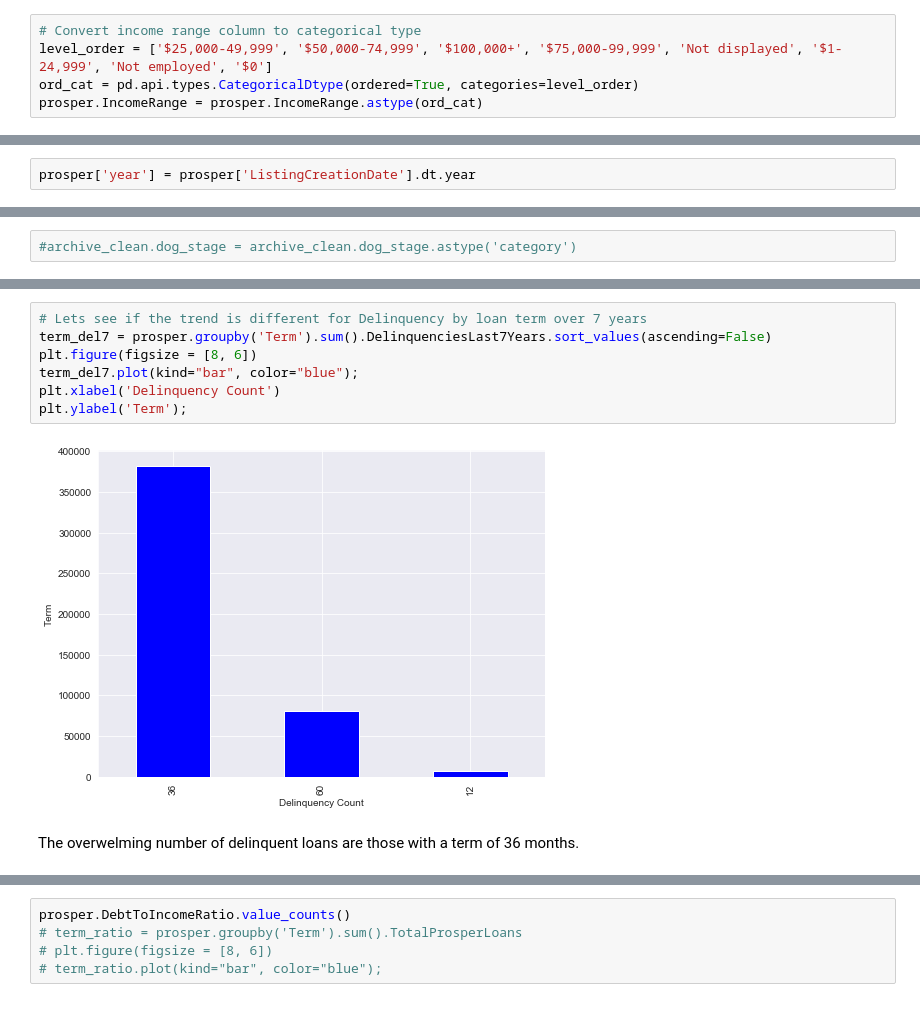
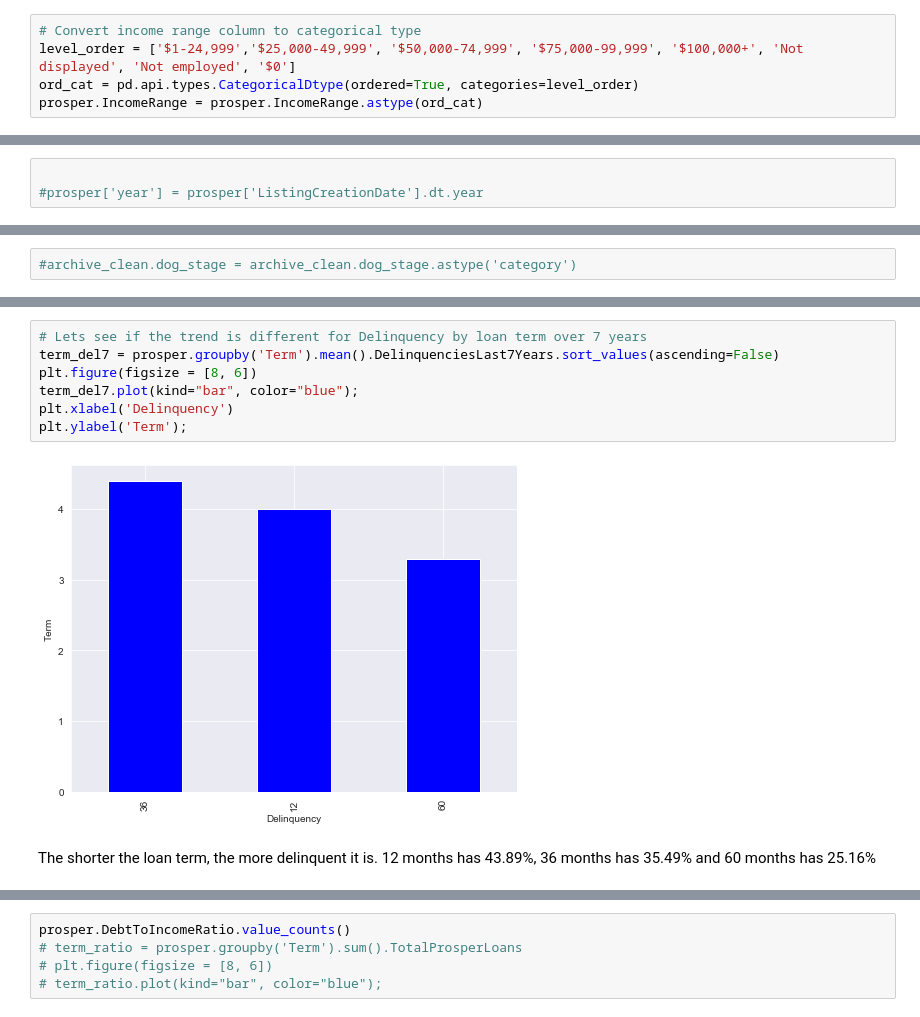
Before and after one commit to yaswaz/prosper_loans, a Jupyter notebook: prosper.ipynb, the cells around one changed output, grey strips where cells are left out. Cells and saved outputs as stored; diff of their text form.

Commit message:
Chore: commit replaces sum with mean in delinquency bar chart plot

```diff
--- a/prosper.ipynb
+++ b/prosper.ipynb
@@ -161,7 +172,7 @@ The distribution is skewed to the right. Most loans principals are below 30000 w
 # plt.ylabel('Retweet Count');
 # %%
 # Convert income range column to categorical type
-level_order = ['$25,000-49,999', '$50,000-74,999', '$100,000+', '$75,000-99,999', 'Not displayed', '$1-24,999', 'Not employed', '$0']
+level_order = ['$1-24,999','$25,000-49,999', '$50,000-74,999', '$75,000-99,999', '$100,000+', 'Not displayed', 'Not employed', '$0']
 ord_cat = pd.api.types.CategoricalDtype(ordered=True, categories=level_order)
 prosper.IncomeRange = prosper.IncomeRange.astype(ord_cat)
 # %%
@@ -259,7 +286,8 @@ Current loans are the highest. There is also an impressive number of completed l
 # Change listing date to datetime type
 prosper.ListingCreationDate =  pd.to_datetime(prosper['ListingCreationDate'])
 # %%
-prosper['year'] = prosper['ListingCreationDate'].dt.year
+
+#prosper['year'] = prosper['ListingCreationDate'].dt.year
 # %%
 prosper.head()
 # %% [output]
@@ -345,13 +430,13 @@ plt.ylabel('Loan Term');
 # %%
 # Lets see if the trend is different for Delinquency by loan term over 7 years
-term_del7 = prosper.groupby('Term').sum().DelinquenciesLast7Years.sort_values(ascending=False)
+term_del7 = prosper.groupby('Term').mean().DelinquenciesLast7Years.sort_values(ascending=False)
 plt.figure(figsize = [8, 6])
 term_del7.plot(kind="bar", color="blue");
-plt.xlabel('Delinquency Count')
+plt.xlabel('Delinquency')
 plt.ylabel('Term');
 # %% [output]
-[figure, old version]
+[figure, new version]
-# %% [markdown]
-The overwelming number of delinquent loans are those with a term of 36 months.
+# %% [markdown]
+The shorter the loan term, the more delinquent it is. 12 months has 43.89%, 36 months has 35.49% and 60 months has 25.16%
 # %%
 # Delinquency by number of loans
```
Also changed, not shown: parts of 66 cells of this notebook.
